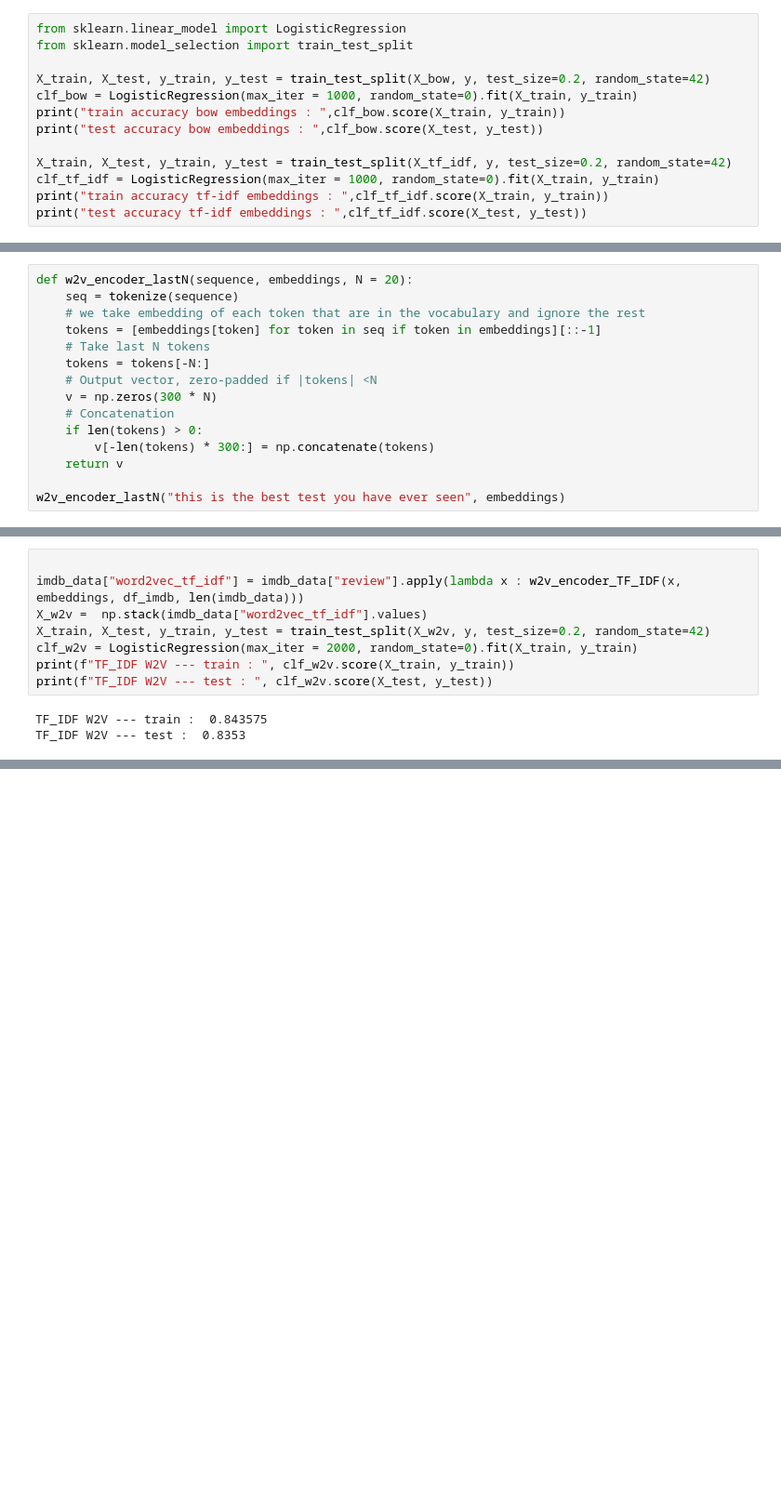
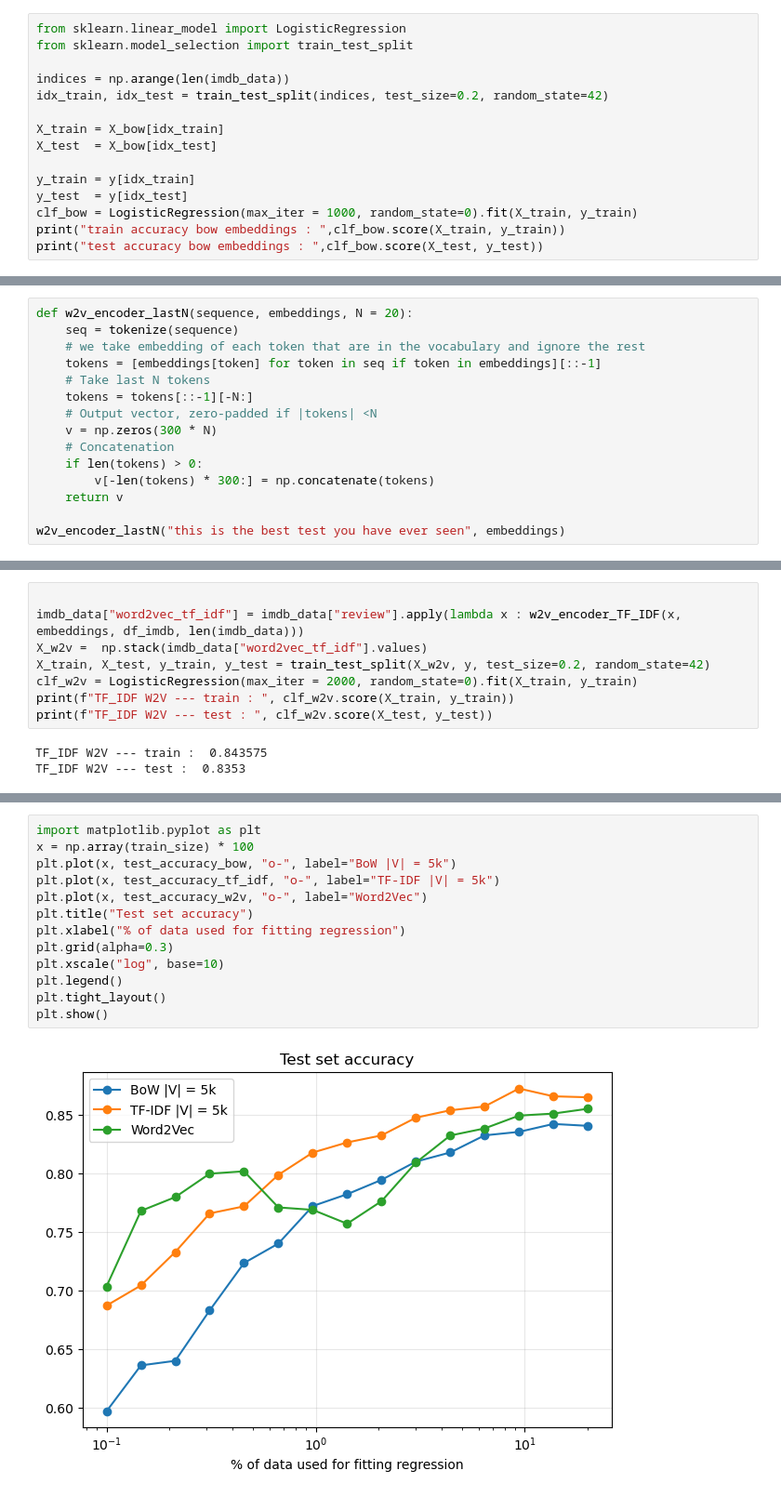
Before and after one commit to quent1f/LLMs, a Jupyter notebook: cours1/cours1.ipynb, the cells around one changed output, grey strips where cells are left out. Shown at 93% size. Cells and saved outputs as stored; diff of their text form; blank space fills up the shorter version.

Commit message:
studying different embeddings

```diff
--- a/cours1/cours1.ipynb
+++ b/cours1/cours1.ipynb
@@ -222,15 +222,17 @@ Implement it if you don't have a lot of memory.
 from sklearn.linear_model import LogisticRegression
 from sklearn.model_selection import train_test_split
 
-X_train, X_test, y_train, y_test = train_test_split(X_bow, y, test_size=0.2, random_state=42)
+indices = np.arange(len(imdb_data))
+idx_train, idx_test = train_test_split(indices, test_size=0.2, random_state=42)
+
+X_train = X_bow[idx_train]
+X_test  = X_bow[idx_test]
+
+y_train = y[idx_train]
+y_test  = y[idx_test]
 clf_bow = LogisticRegression(max_iter = 1000, random_state=0).fit(X_train, y_train)
 print("train accuracy bow embeddings : ",clf_bow.score(X_train, y_train))
 print("test accuracy bow embeddings : ",clf_bow.score(X_test, y_test))
-
-X_train, X_test, y_train, y_test = train_test_split(X_tf_idf, y, test_size=0.2, random_state=42)
-clf_tf_idf = LogisticRegression(max_iter = 1000, random_state=0).fit(X_train, y_train)
-print("train accuracy tf-idf embeddings : ",clf_tf_idf.score(X_train, y_train))
-print("test accuracy tf-idf embeddings : ",clf_tf_idf.score(X_test, y_test))
 # %% [output]
 train accuracy bow embeddings :  0.943
 test accuracy bow embeddings :  0.8778
@@ -588,7 +620,7 @@ def w2v_encoder_lastN(sequence, embeddings, N = 20):
     # we take embedding of each token that are in the vocabulary and ignore the rest
     tokens = [embeddings[token] for token in seq if token in embeddings][::-1]
     # Take last N tokens
-    tokens = tokens[-N:]
+    tokens = tokens[::-1][-N:]
     # Output vector, zero-padded if |tokens| <N
     v = np.zeros(300 * N)
     # Concatenation
@@ -678,0 +824,15 @@ TF_IDF W2V --- test :  0.8353
+# %%
+import matplotlib.pyplot as plt
+x = np.array(train_size) * 100
+plt.plot(x, test_accuracy_bow, "o-", label="BoW |V| = 5k")
+plt.plot(x, test_accuracy_tf_idf, "o-", label="TF-IDF |V| = 5k")
+plt.plot(x, test_accuracy_w2v, "o-", label="Word2Vec")
+plt.title("Test set accuracy")
+plt.xlabel("% of data used for fitting regression")
+plt.grid(alpha=0.3)
+plt.xscale("log", base=10)
+plt.legend()
+plt.tight_layout()
+plt.show()
+# %% [output]
+[figure, added]
```
Also changed, not shown: parts of 17 cells of this notebook, 1 other file.
